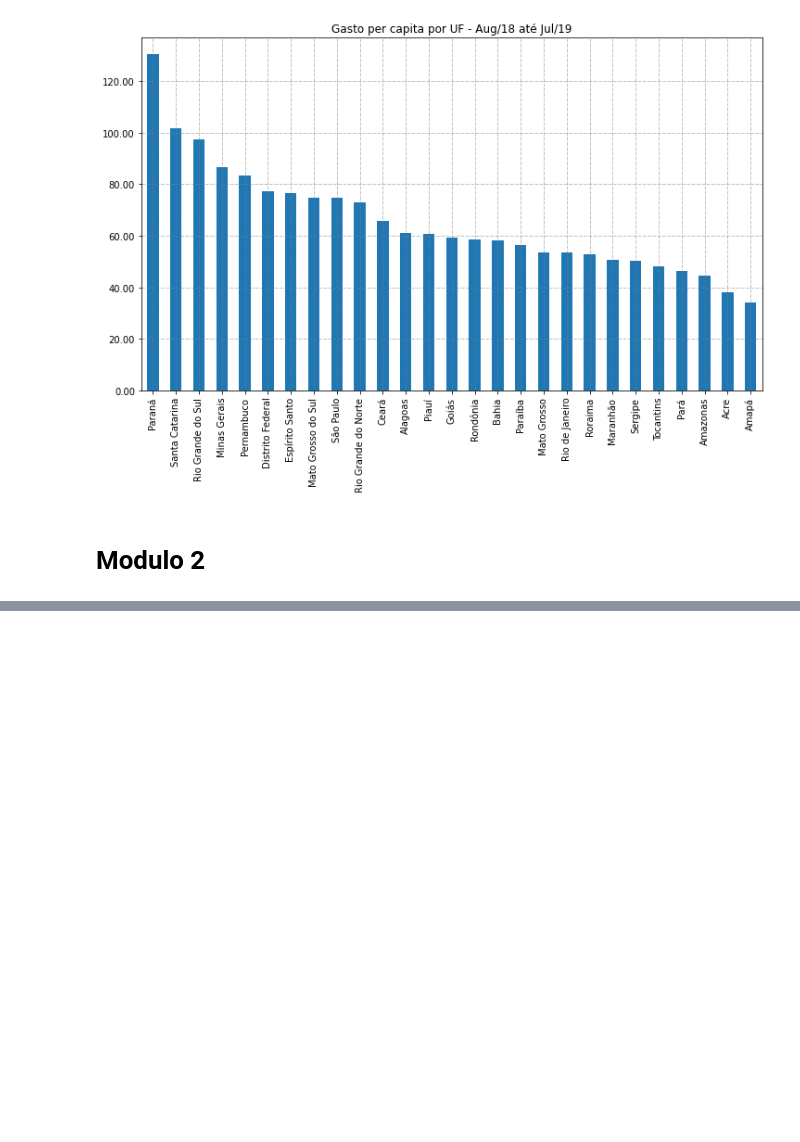
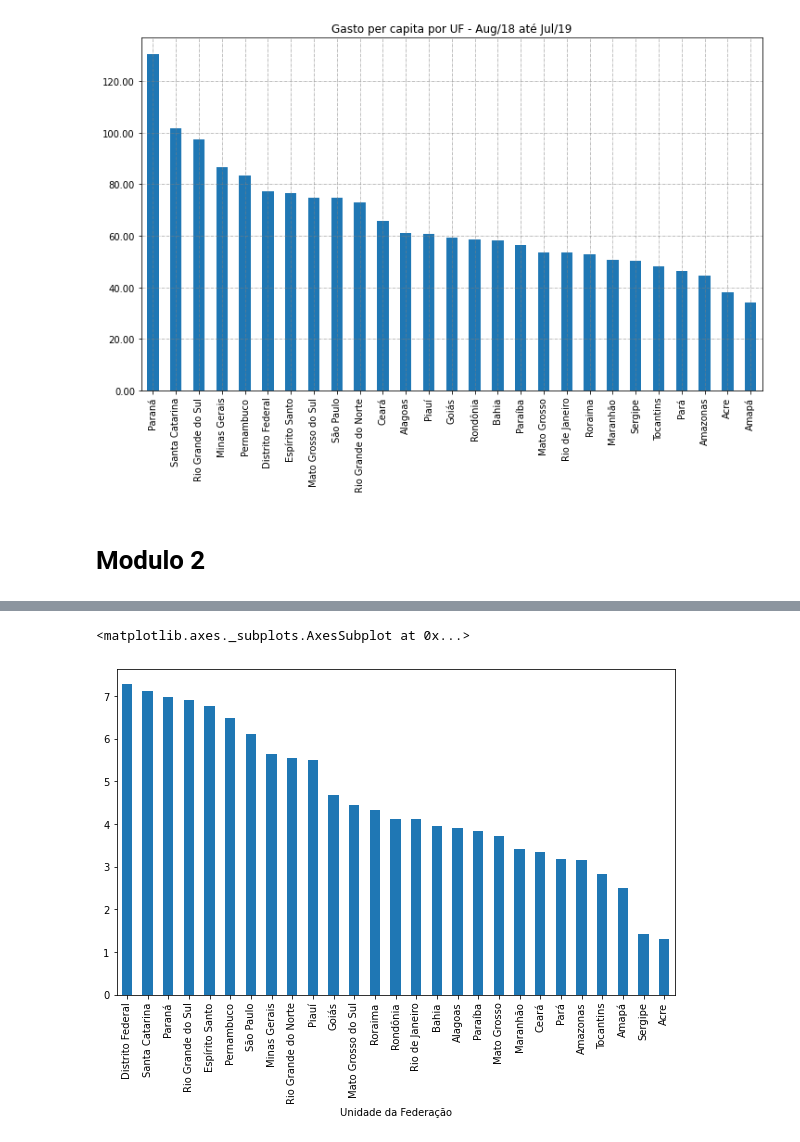
Before and after one commit to brian-lear/bootcamp_alura, a Jupyter notebook: Bootcamp_Data_Science_Hospitalar.ipynb, the cells around one changed output, grey strips where cells are left out. Drawn from its saved outputs; the diff is of its cells as text; code cells hidden in the pictures; blank space fills up the shorter version.

```diff
--- a/Bootcamp_Data_Science_Hospitalar.ipynb
+++ b/Bootcamp_Data_Science_Hospitalar.ipynb
@@ -537,0 +669,6 @@ plt.grid(color='grey', linestyle='-.', linewidth=0.5)
+# %%
+df_uf_gasto_pop_07 = df_uf_gasto_pop_07.sort_values('gasto_per_capita',ascending = False)
+df_uf_gasto_pop_07['gasto_per_capita'].plot(kind='bar',figsize=(10,6))
+# %% [output]
+<matplotlib.axes._subplots.AxesSubplot at 0x...>
+[figure, added]
```
Also changed, not shown: parts of 38 cells of this notebook.
